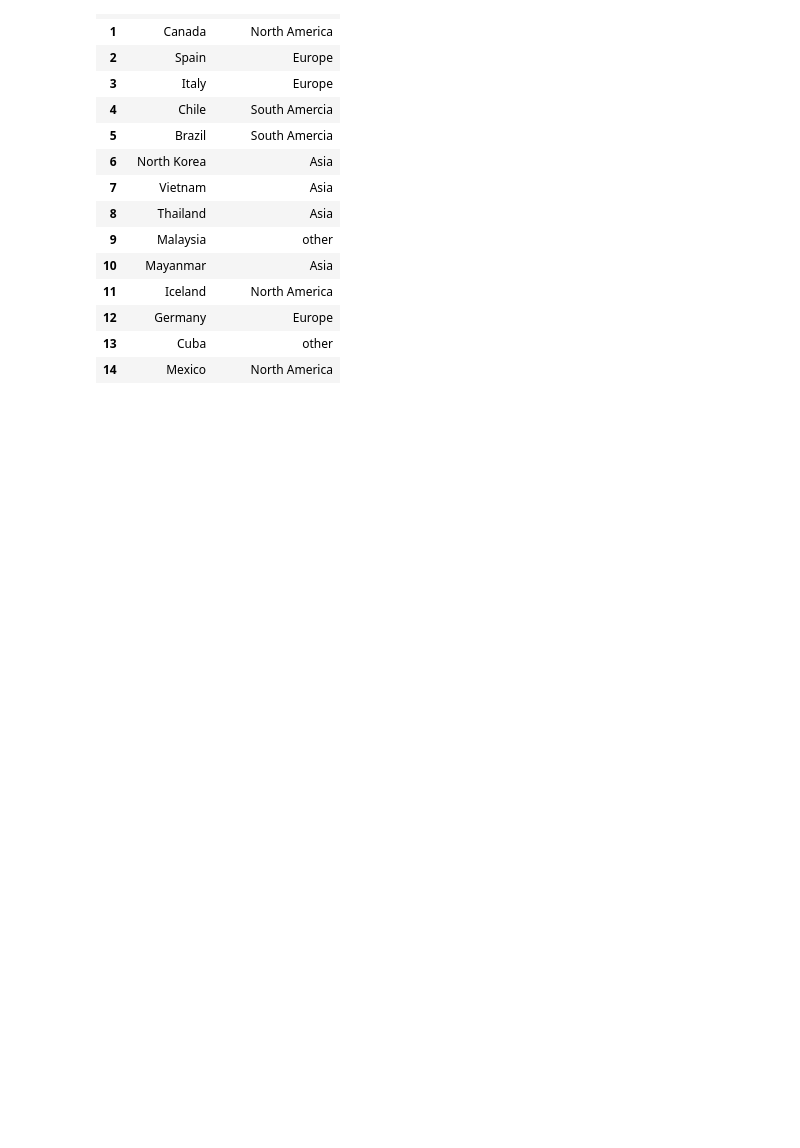
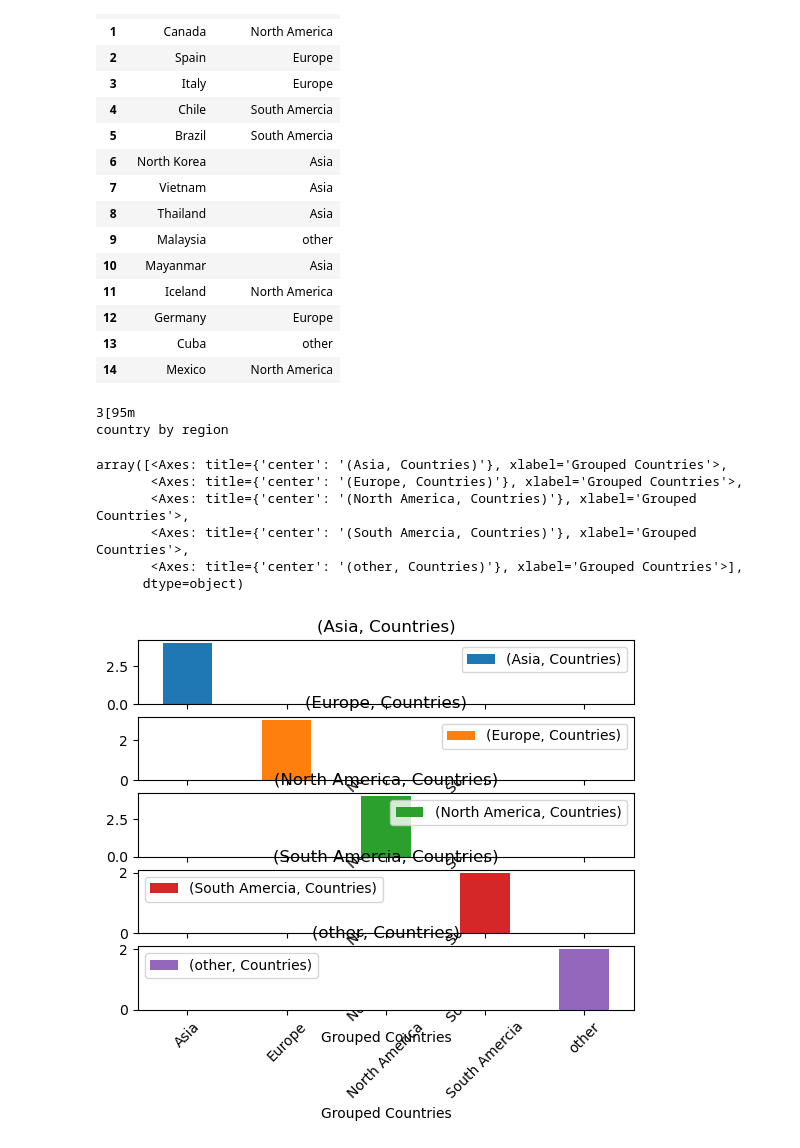
Before and after one commit to Ashbyt/Python, a Jupyter notebook: Data Engineering in AWS/numeric1.ipynb, the cells around one changed output. Drawn from its saved outputs; the diff is of its cells as text; code cells hidden in the pictures; blank space fills up the shorter version.

```diff
--- a/Data Engineering in AWS/numeric1.ipynb
+++ b/Data Engineering in AWS/numeric1.ipynb
@@ -103,3 +103,18 @@ Country by regions
 | 12 | Germany | Europe |
 | 13 | Cuba | other |
 | 14 | Mexico | North America |
+# %%
+import matplotlib.pyplot as plt
+data = df.groupby('Grouped Countries').count()
+print(color.BOLD + color.PURPLE + "\ncountry by region" + color.END)
+data.plot.bar(by='Grouped Countries', rot=45)
+# %% [output]
+3[95m
+country by region
+array([<Axes: title={'center': '(Asia, Countries)'}, xlabel='Grouped Countries'>,
+       <Axes: title={'center': '(Europe, Countries)'}, xlabel='Grouped Countries'>,
+       <Axes: title={'center': '(North America, Countries)'}, xlabel='Grouped Countries'>,
+       <Axes: title={'center': '(South Amercia, Countries)'}, xlabel='Grouped Countries'>,
+       <Axes: title={'center': '(other, Countries)'}, xlabel='Grouped Countries'>],
+      dtype=object)
+[figure, added]
```
